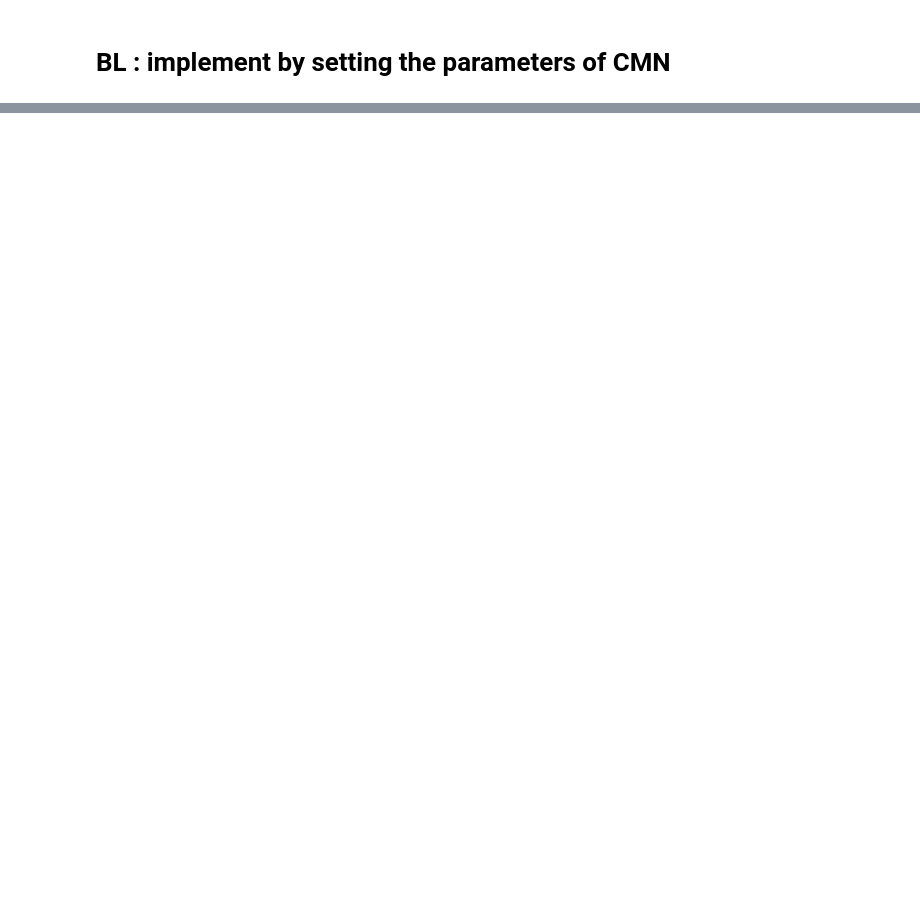
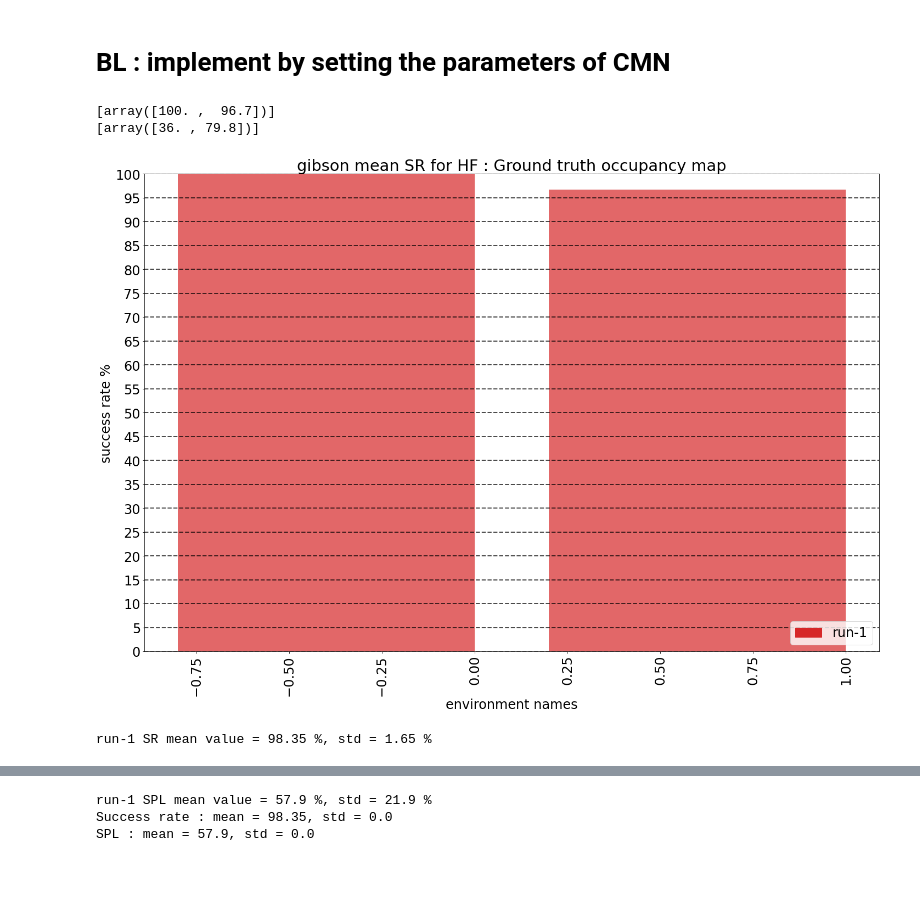
Before and after one commit to cgxuvector/RAL_cmn, a Jupyter notebook: plot_results.ipynb, the cells around one changed output, grey strips where cells are left out. Cells and saved outputs as stored; diff of their text form; code cells hidden in the pictures; blank space fills up the shorter version.

```diff
--- a/plot_results.ipynb
+++ b/plot_results.ipynb
@@ -152,12 +152,12 @@ eval_mode = "tst"
 dataset = "gibson"
 obs_type = "color"
 map_type = "pred"
-rnd_seed = [3]
+rnd_seed = [0]
 cmn_name_list = []
 cmn_sr_list = []
 cmn_spl_list = []
 for seed in rnd_seed:
-    name, sr, spl = load_log_file(f"./logs/11-8/cmn_obs=pred_map=gt_T=500/run_seed={seed}.log")
+    name, sr, spl = load_log_file(f"./logs/11-10/cmn_obs=pred_map=gt_T=500/run_seed={seed}.log")
     cmn_name_list.append(name)
     cmn_sr_list.append(np.round(sr, decimals=1))
     cmn_spl_list.append(np.round(spl, decimals=1))
@@ -187,30 +187,35 @@ plot_bar_chart(cmn_name_list,
                figure_configs)
 
 # For SPL metric
 
 
 # set figure configurations
 figure_configs = {
     'title': f"{dataset} mean SPL for CMN : Ground truth occupancy map",
     'color': ["tab:red", "tab:olive", "tab:blue", 'tab:green'],
     "legend": ["run-1", "run-2", "run-3", "run-4"],
     'alpha': 0.7,
     "label_x": "environment names",
     "label_y": "SPL %",
     "ylim_min": 0,
     "ylim_max": 100,
     "metric": "SPL",
     "font_size": 24
 }
 
 # plot the bar chart
 plot_bar_chart(cmn_name_list,
                cmn_spl_list,
                figure_configs)
 
 
 # compute the 4 run statistics
 mean_sr_list = [np.mean(sr) for sr in cmn_sr_list]
 print(f"Success rate : mean = {np.mean(mean_sr_list)}, std = {np.std(mean_sr_list)}")
 mean_spl_list = [np.mean(spl) for spl in cmn_spl_list]
 print(f"SPL : mean = {np.mean(mean_spl_list)}, std = {np.std(mean_spl_list)}")
+# %% [output]
+[array([100. ,  96.7])]
+[array([36. , 79.8])]
+[figure, added]
+run-1 SR mean value = 98.35 %, std = 1.65 %
@@ -217,2 +223,5 @@ print(f"SPL : mean = {np.mean(mean_spl_list)}, std = {np.std(mean_spl_list)}")
+run-1 SPL mean value = 57.9 %, std = 21.9 %
+Success rate : mean = 98.35, std = 0.0
+SPL : mean = 57.9, std = 0.0
 # %% [markdown]
 ######
```
Also changed, not shown: parts of 1 cell of this notebook, 2 other files.
